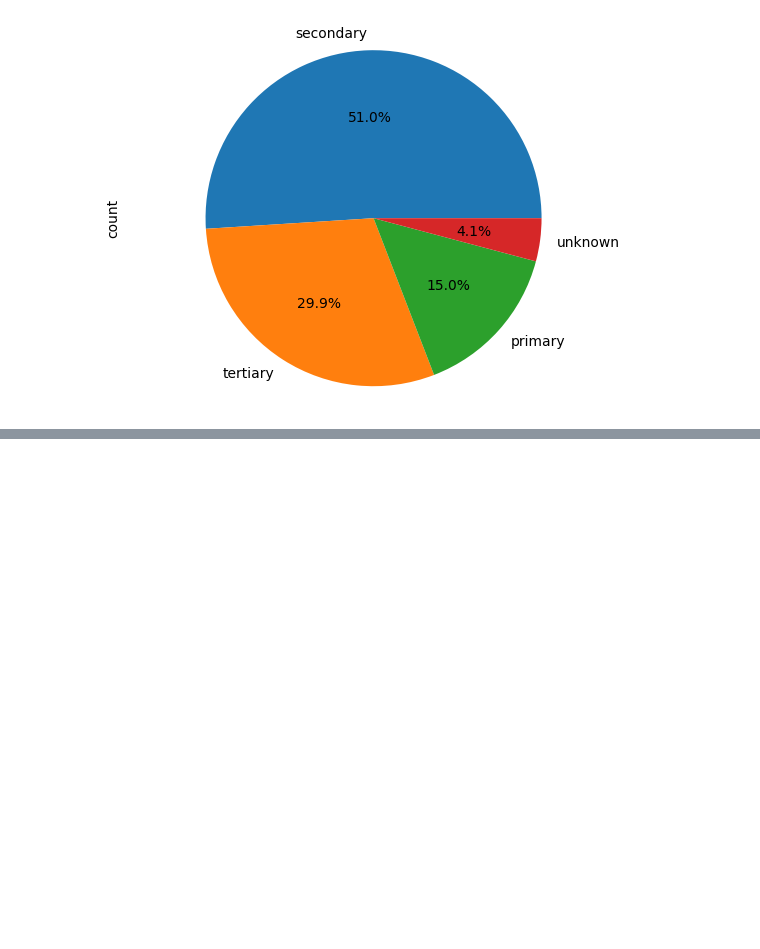
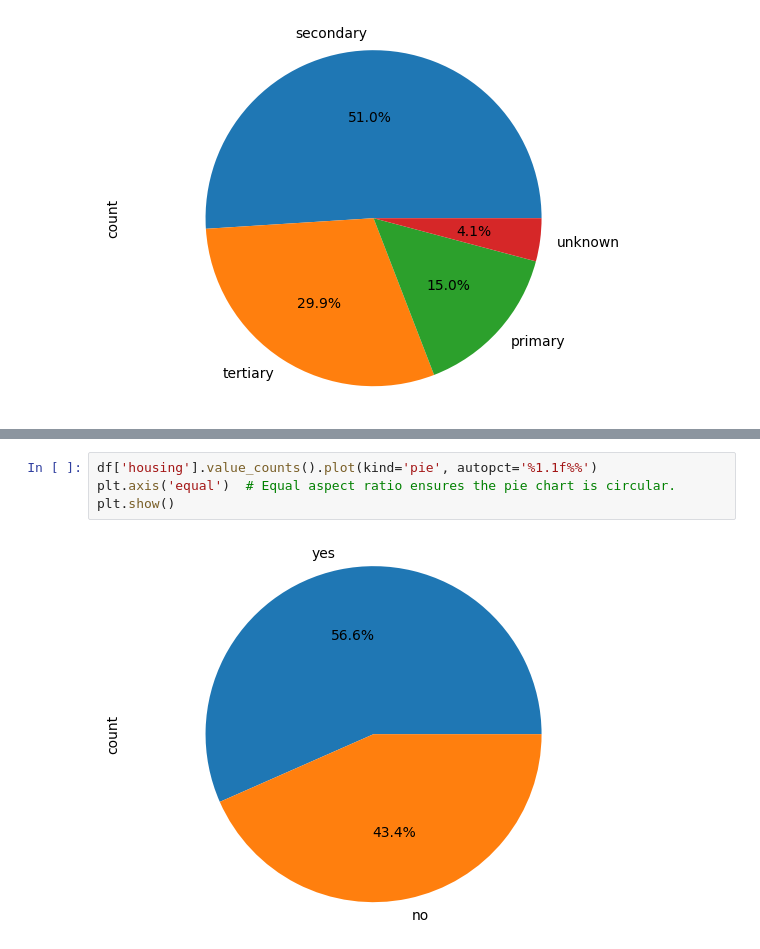
Before and after one commit to aqifcse/BlockstakML, a Jupyter notebook: ml-script.ipynb, the cells around one changed output, grey strips where cells are left out. Cells and saved outputs as stored; diff of their text form; blank space fills up the shorter version.

```diff
--- a/ml-script.ipynb
+++ b/ml-script.ipynb
@@ -51,0 +52,6 @@ plt.show()
+# %%
+df['housing'].value_counts().plot(kind='pie', autopct='%1.1f%%')
+plt.axis('equal')  # Equal aspect ratio ensures the pie chart is circular.
+plt.show()
+# %% [output]
+[figure, added]
```
Also changed, not shown: parts of 19 cells of this notebook.
